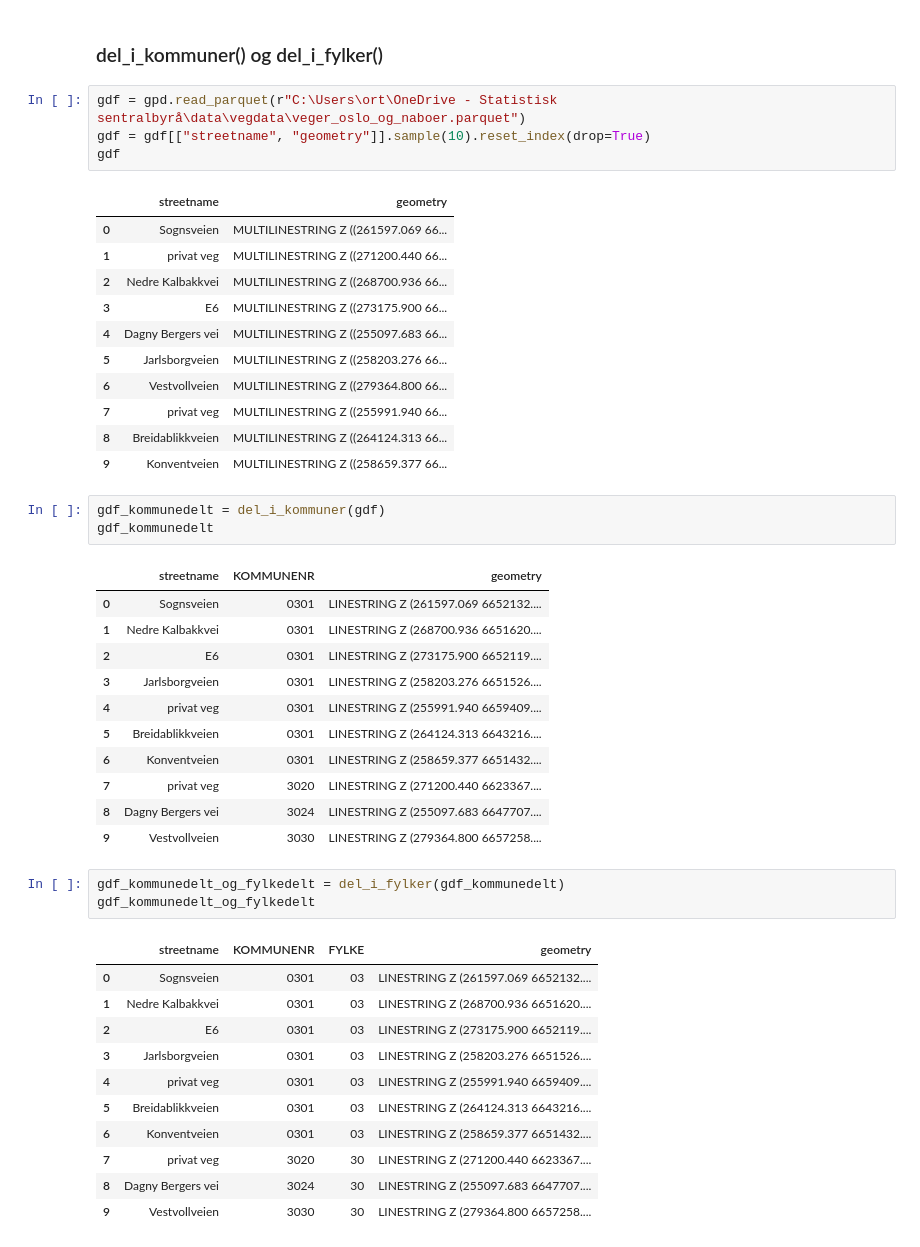
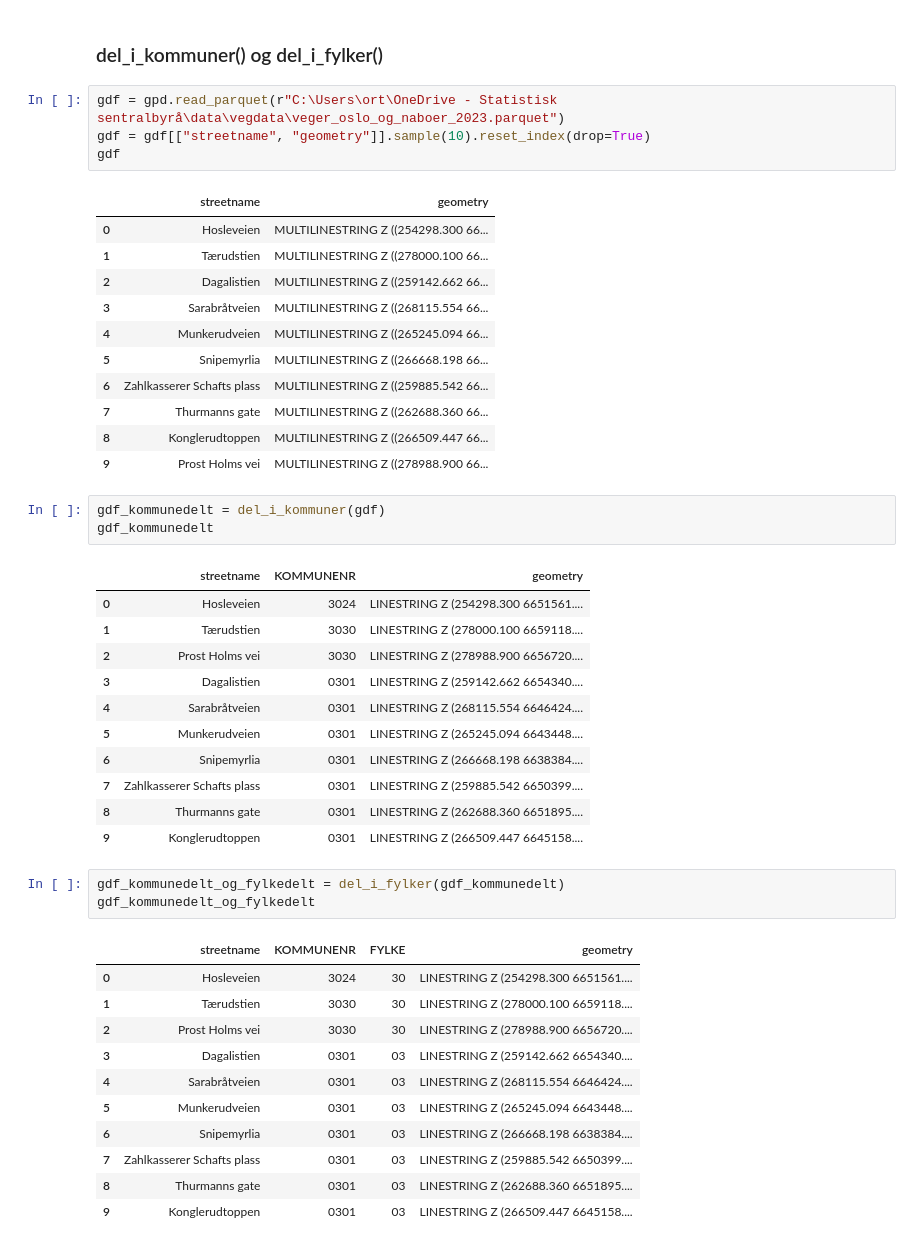
Before and after one commit to statisticsnorway/kommfylk, a Jupyter notebook: eksempler/bruk.ipynb, the cells around one changed output. Drawn from its saved outputs; the diff is of its cells as text.

```diff
--- a/eksempler/bruk.ipynb
+++ b/eksempler/bruk.ipynb
@@ -219,48 +225,48 @@ nabodict
 # %% [markdown]
 ### del_i_kommuner() og del_i_fylker()
 # %%
-gdf = gpd.read_parquet(r"C:\Users\ort\OneDrive - Statistisk sentralbyrå\data\vegdata\veger_oslo_og_naboer.parquet")
+gdf = gpd.read_parquet(r"C:\Users\ort\OneDrive - Statistisk sentralbyrå\data\vegdata\veger_oslo_og_naboer_2023.parquet")
 gdf = gdf[["streetname", "geometry"]].sample(10).reset_index(drop=True)
 gdf
 # %% [output]
 |  | streetname | geometry |
-| 0 | Sognsveien | MULTILINESTRING Z ((261597.069 66... |
-| 1 | privat veg | MULTILINESTRING Z ((271200.440 66... |
-| 2 | Nedre Kalbakkvei | MULTILINESTRING Z ((268700.936 66... |
-| 3 | E6 | MULTILINESTRING Z ((273175.900 66... |
-| 4 | Dagny Bergers vei | MULTILINESTRING Z ((255097.683 66... |
-| 5 | Jarlsborgveien | MULTILINESTRING Z ((258203.276 66... |
-| 6 | Vestvollveien | MULTILINESTRING Z ((279364.800 66... |
-| 7 | privat veg | MULTILINESTRING Z ((255991.940 66... |
-| 8 | Breidablikkveien | MULTILINESTRING Z ((264124.313 66... |
-| 9 | Konventveien | MULTILINESTRING Z ((258659.377 66... |
+| 0 | Hosleveien | MULTILINESTRING Z ((254298.300 66... |
+| 1 | Tærudstien | MULTILINESTRING Z ((278000.100 66... |
+| 2 | Dagalistien | MULTILINESTRING Z ((259142.662 66... |
+| 3 | Sarabråtveien | MULTILINESTRING Z ((268115.554 66... |
+| 4 | Munkerudveien | MULTILINESTRING Z ((265245.094 66... |
+| 5 | Snipemyrlia | MULTILINESTRING Z ((266668.198 66... |
+| 6 | Zahlkasserer Schafts plass | MULTILINESTRING Z ((259885.542 66... |
+| 7 | Thurmanns gate | MULTILINESTRING Z ((262688.360 66... |
+| 8 | Konglerudtoppen | MULTILINESTRING Z ((266509.447 66... |
+| 9 | Prost Holms vei | MULTILINESTRING Z ((278988.900 66... |
 # %%
 gdf_kommunedelt = del_i_kommuner(gdf)
 gdf_kommunedelt
 # %% [output]
 |  | streetname | KOMMUNENR | geometry |
-| 0 | Sognsveien | 0301 | LINESTRING Z (261597.069 6652132.... |
-| 1 | Nedre Kalbakkvei | 0301 | LINESTRING Z (268700.936 6651620.... |
-| 2 | E6 | 0301 | LINESTRING Z (273175.900 6652119.... |
-| 3 | Jarlsborgveien | 0301 | LINESTRING Z (258203.276 6651526.... |
-| 4 | privat veg | 0301 | LINESTRING Z (255991.940 6659409.... |
-| 5 | Breidablikkveien | 0301 | LINESTRING Z (264124.313 6643216.... |
-| 6 | Konventveien | 0301 | LINESTRING Z (258659.377 6651432.... |
-| 7 | privat veg | 3020 | LINESTRING Z (271200.440 6623367.... |
-| 8 | Dagny Bergers vei | 3024 | LINESTRING Z (255097.683 6647707.... |
-| 9 | Vestvollveien | 3030 | LINESTRING Z (279364.800 6657258.... |
+| 0 | Hosleveien | 3024 | LINESTRING Z (254298.300 6651561.... |
+| 1 | Tærudstien | 3030 | LINESTRING Z (278000.100 6659118.... |
+| 2 | Prost Holms vei | 3030 | LINESTRING Z (278988.900 6656720.... |
+| 3 | Dagalistien | 0301 | LINESTRING Z (259142.662 6654340.... |
+| 4 | Sarabråtveien | 0301 | LINESTRING Z (268115.554 6646424.... |
+| 5 | Munkerudveien | 0301 | LINESTRING Z (265245.094 6643448.... |
+| 6 | Snipemyrlia | 0301 | LINESTRING Z (266668.198 6638384.... |
+| 7 | Zahlkasserer Schafts plass | 0301 | LINESTRING Z (259885.542 6650399.... |
+| 8 | Thurmanns gate | 0301 | LINESTRING Z (262688.360 6651895.... |
+| 9 | Konglerudtoppen | 0301 | LINESTRING Z (266509.447 6645158.... |
 # %%
 gdf_kommunedelt_og_fylkedelt = del_i_fylker(gdf_kommunedelt)
 gdf_kommunedelt_og_fylkedelt
 # %% [output]
 |  | streetname | KOMMUNENR | FYLKE | geometry |
-| 0 | Sognsveien | 0301 | 03 | LINESTRING Z (261597.069 6652132.... |
-| 1 | Nedre Kalbakkvei | 0301 | 03 | LINESTRING Z (268700.936 6651620.... |
-| 2 | E6 | 0301 | 03 | LINESTRING Z (273175.900 6652119.... |
-| 3 | Jarlsborgveien | 0301 | 03 | LINESTRING Z (258203.276 6651526.... |
-| 4 | privat veg | 0301 | 03 | LINESTRING Z (255991.940 6659409.... |
-| 5 | Breidablikkveien | 0301 | 03 | LINESTRING Z (264124.313 6643216.... |
-| 6 | Konventveien | 0301 | 03 | LINESTRING Z (258659.377 6651432.... |
-| 7 | privat veg | 3020 | 30 | LINESTRING Z (271200.440 6623367.... |
-| 8 | Dagny Bergers vei | 3024 | 30 | LINESTRING Z (255097.683 6647707.... |
-| 9 | Vestvollveien | 3030 | 30 | LINESTRING Z (279364.800 6657258.... |
+| 0 | Hosleveien | 3024 | 30 | LINESTRING Z (254298.300 6651561.... |
+| 1 | Tærudstien | 3030 | 30 | LINESTRING Z (278000.100 6659118.... |
+| 2 | Prost Holms vei | 3030 | 30 | LINESTRING Z (278988.900 6656720.... |
+| 3 | Dagalistien | 0301 | 03 | LINESTRING Z (259142.662 6654340.... |
+| 4 | Sarabråtveien | 0301 | 03 | LINESTRING Z (268115.554 6646424.... |
+| 5 | Munkerudveien | 0301 | 03 | LINESTRING Z (265245.094 6643448.... |
+| 6 | Snipemyrlia | 0301 | 03 | LINESTRING Z (266668.198 6638384.... |
+| 7 | Zahlkasserer Schafts plass | 0301 | 03 | LINESTRING Z (259885.542 6650399.... |
+| 8 | Thurmanns gate | 0301 | 03 | LINESTRING Z (262688.360 6651895.... |
+| 9 | Konglerudtoppen | 0301 | 03 | LINESTRING Z (266509.447 6645158.... |
```
Also changed, not shown: parts of 4 cells of this notebook.
